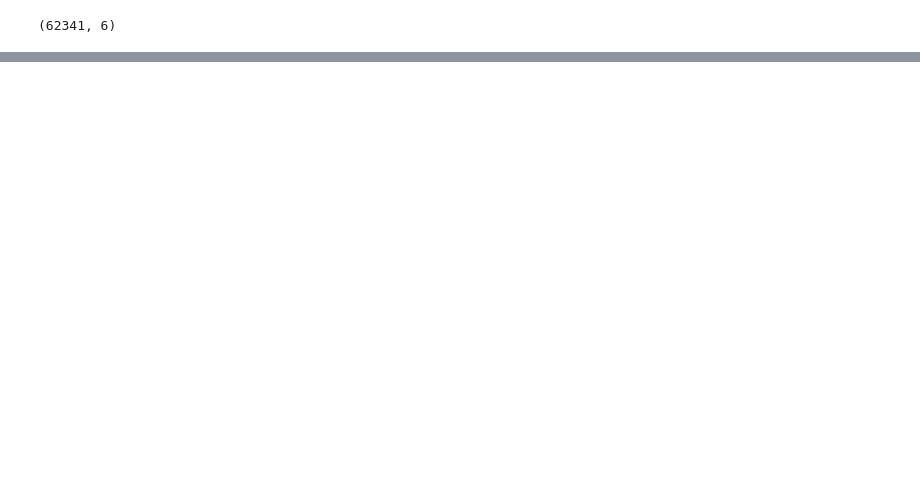
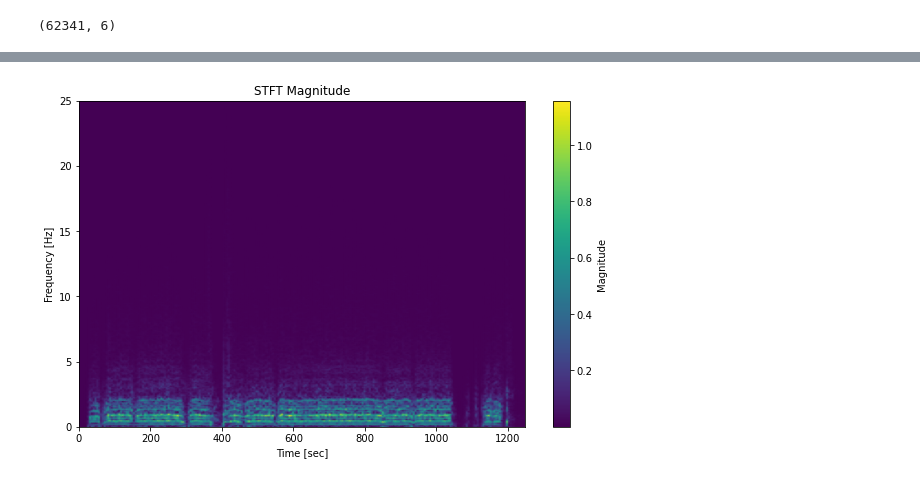
Before and after one commit to ZJendex/ronin, a Jupyter notebook: source/baselines/Ronin_feature_extraction.ipynb, the cells around one changed output, grey strips where cells are left out. Saved outputs shown, nothing was run; the diff lists cells and outputs as text; code cells hidden in the pictures; blank space fills up the shorter version.

```diff
--- a/source/baselines/Ronin_feature_extraction.ipynb
+++ b/source/baselines/Ronin_feature_extraction.ipynb
@@ -28,0 +69,23 @@ array([[ 0.00462442, -0.01157589,  0.00862789,  0.02115977,  0.01436375,
+# %%
+# Feature Extraction 3
+# Steven Eyobu and Han, “Feature Representation and Data Augmentation for Human Activity Classification Based on Wearable IMU Sensor Data Using a Deep LSTM Neural Network.”
+# STFT Spectrum
+from scipy.signal import stft
+
+data = linacce_data[:, 0]
+fs = 50  # Sampling frequency
+window = 'hamming'  # Window type
+nperseg = 512  # Number of points in each segment of the window
+noverlap = nperseg // 2  # Overlap between windows
+
+frequencies, times, Zxx = stft(data, fs=fs, window=window, nperseg=nperseg, noverlap=noverlap)
+
+plt.figure(figsize=(10, 6))
+plt.pcolormesh(times, frequencies, np.abs(Zxx), shading='gouraud')
+plt.title('STFT Magnitude')
+plt.ylabel('Frequency [Hz]')
+plt.xlabel('Time [sec]')
+plt.colorbar(label='Magnitude')
+plt.show()
+# %% [output]
+[figure, added]
```
Also changed, not shown: parts of 6 cells of this notebook.
